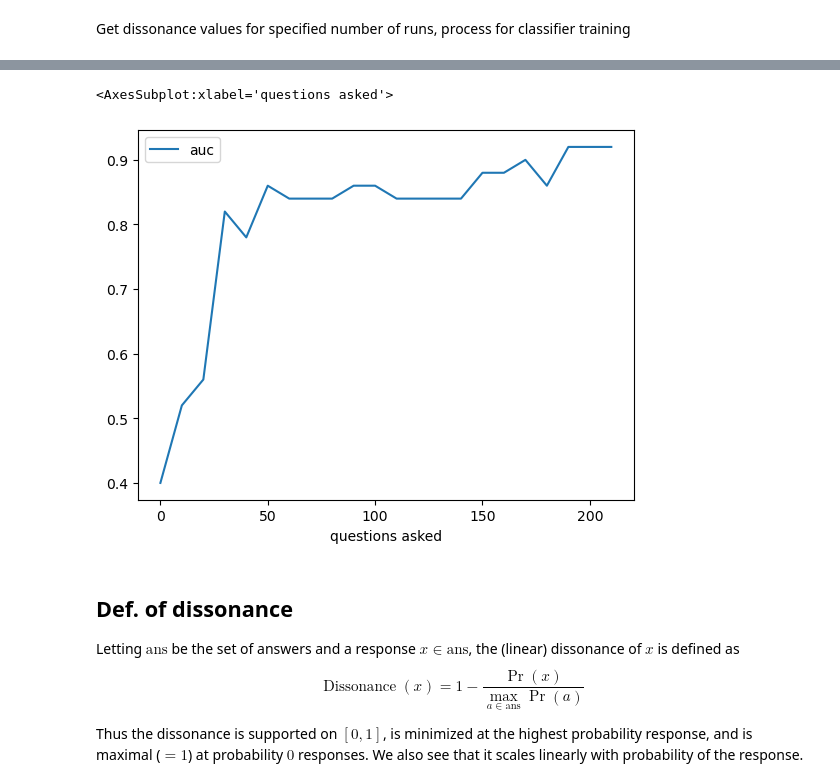
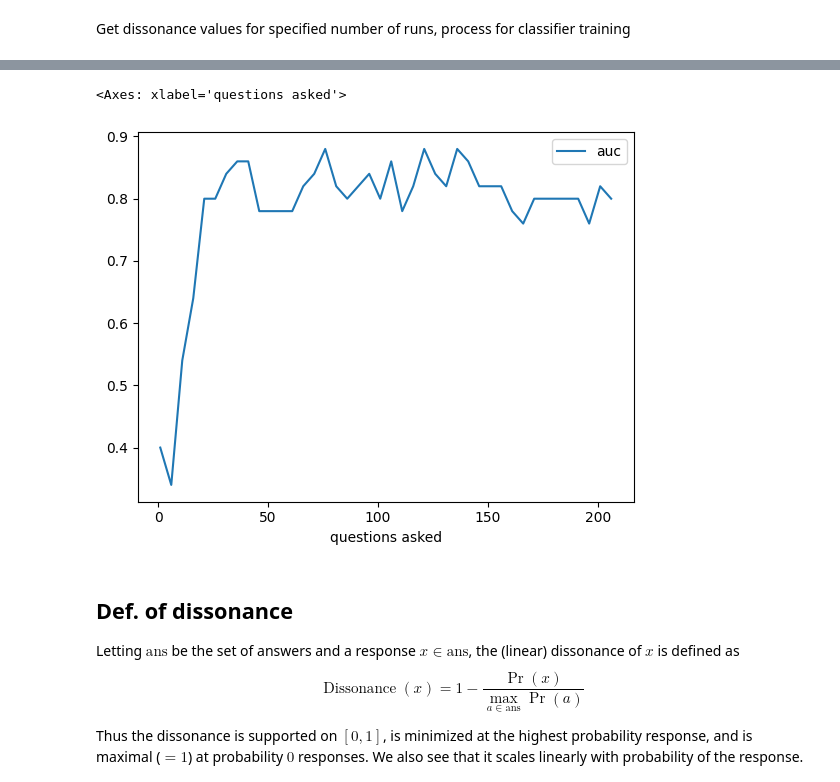
Before and after one commit to zeroknowledgediscovery/truthnet, a Jupyter notebook: notebooks/examples_testing.ipynb, the cells around one changed output, grey strips where cells are left out. Drawn from its saved outputs; the diff is of its cells as text; code cells hidden in the pictures.

Commit message:
continue classification

```diff
--- a/notebooks/examples_testing.ipynb
+++ b/notebooks/examples_testing.ipynb
@@ -328,0 +280,21 @@ _get_training_set(dfs, range(0, 211, 10)).to_csv(
+# %%
+dfst = pd.read_csv("data/classification/PTSD_diss_samps_tst.csv")
+# %%
+questions = 10
+
+
+def _get_quest_diss(diss_df, questions):
+    qs_df = pd.DataFrame(
+        [
+            diss_df.groupby("run").nth(i)["qsampled_diss"].values
+            for i in range(questions)
+        ]
+    ).T.assign(group="qsampled")
+    m2_df = pd.DataFrame(
+        [diss_df.groupby("run").nth(i)["m2_diss"].values for i in range(questions)]
+    ).T.assign(group="m2")
+
+    return pd.concat([qs_df, m2_df])
+
+
+_get_quest_diss(dfs, 10)
@@ -340,21 +330,22 @@ from sklearn.metrics import (
     r2_score,
     roc_curve,
 )
-# %%
-tra = pd.read_csv("data/classification/PTSD_diss_train.csv")
-tst = pd.read_csv("data/classification/PTSD_diss_test.csv")
 # %%
 fig, ax = plt.subplots()
 
 aucs = list()
 
-for i in range(1, len(tra.columns)):
+quest_iter = range(1, 211, 5)
+
+for i in quest_iter:
+    tra = _get_quest_diss(dfs, i)
     X_train = tra.iloc[:, :i]
     y_train = tra.iloc[:, -1]
 
+    tst = _get_quest_diss(dfst, i)
     X_test = tst.iloc[:, :i]
     y_test = tst.iloc[:, -1]
-    forest = RandomForestClassifier(oob_score=True)
+    forest = RandomForestClassifier(n_estimators=500, oob_score=True)
     forest.fit(X_train, y_train)
 
     r = RocCurveDisplay.from_estimator(
@@ -371,12 +373,10 @@ eval(tra.columns[1])[1]
 # %%
-auc_df = pd.DataFrame(
-    {"questions asked": [eval(x)[1] for x in tra.columns[:-1]], "auc": aucs}
-)
+auc_df = pd.DataFrame({"questions asked": quest_iter, "auc": aucs})
 
 auc_df.plot(x="questions asked", y="auc")
 # %% [output]
-<AxesSubplot:xlabel='questions asked'>
+<Axes: xlabel='questions asked'>
-[figure, old version]
+[figure, new version]
 # %% [markdown]
 ## Def. of dissonance
 
```
Also changed, not shown: parts of 12 cells of this notebook, 1 other file.
